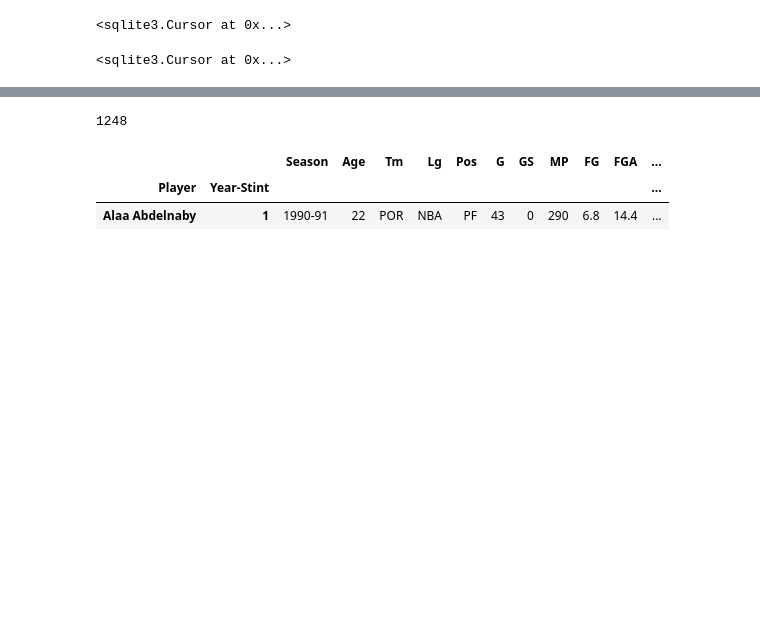
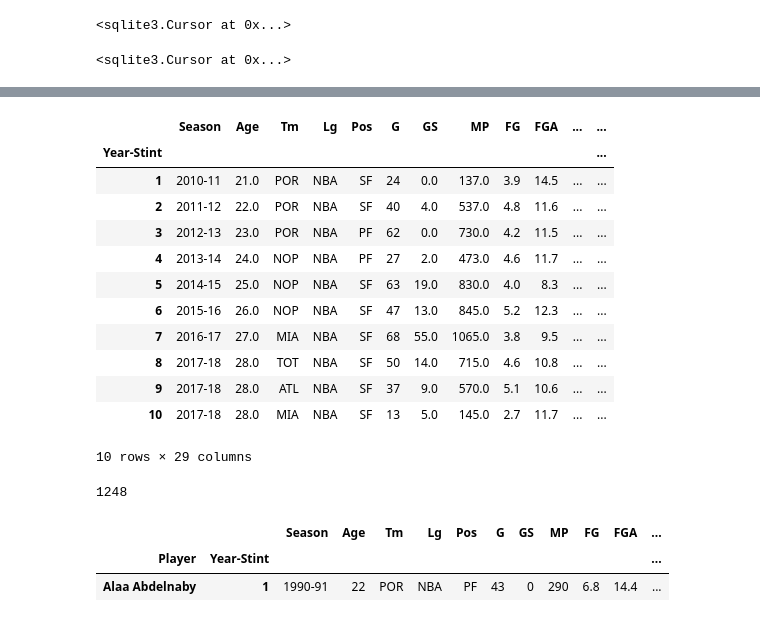
Before and after one commit to samhld/nba_stats, a Jupyter notebook: scratchpads/persist_data.ipynb, the cells around one changed output, grey strips where cells are left out. Saved outputs shown, nothing was run; the diff lists cells and outputs as text; code cells hidden in the pictures; blank space fills up the shorter version.

```diff
--- a/scratchpads/persist_data.ipynb
+++ b/scratchpads/persist_data.ipynb
@@ -29,3 +29,6 @@ url: http://www.basketball-reference.com/players/b/balllo01.html. ('Lonzo Ball',
 url: http://www.basketball-reference.com/players/b/ballagr01.html. ('Greg Ballard', 1)
 url: http://www.basketball-reference.com/players/b/baltihe01.html. ('Herschel Baltimore', 1)
 url: http://www.basketball-reference.com/players/p/pendeje02.html. ('Jeff Ayres', 1)
+# %%
+first_200[first_200.columns] = first_200[first_200.columns].apply(pd.to_numeric, errors="ignore")
+first_200.dtypes[:10]
@@ -57,3 +89,19 @@ KeyError: "None of ['Year-stint'] are in the columns"
+# %%
+first_200.loc["Luke Babbitt"]
+# %% [output]
+|  | Season | Age | Tm | Lg | Pos | G | GS | MP | FG | FGA | ... | ... |
+| Year-Stint |  |  |  |  |  |  |  |  |  |  |  | ... |
+| 1 | 2010-11 | 21.0 | POR | NBA | SF | 24 | 0.0 | 137.0 | 3.9 | 14.5 | ... | ... |
+| 2 | 2011-12 | 22.0 | POR | NBA | SF | 40 | 4.0 | 537.0 | 4.8 | 11.6 | ... | ... |
+| 3 | 2012-13 | 23.0 | POR | NBA | PF | 62 | 0.0 | 730.0 | 4.2 | 11.5 | ... | ... |
+| 4 | 2013-14 | 24.0 | NOP | NBA | PF | 27 | 2.0 | 473.0 | 4.6 | 11.7 | ... | ... |
+| 5 | 2014-15 | 25.0 | NOP | NBA | SF | 63 | 19.0 | 830.0 | 4.0 | 8.3 | ... | ... |
+| 6 | 2015-16 | 26.0 | NOP | NBA | SF | 47 | 13.0 | 845.0 | 5.2 | 12.3 | ... | ... |
+| 7 | 2016-17 | 27.0 | MIA | NBA | SF | 68 | 55.0 | 1065.0 | 3.8 | 9.5 | ... | ... |
+| 8 | 2017-18 | 28.0 | TOT | NBA | SF | 50 | 14.0 | 715.0 | 4.6 | 10.8 | ... | ... |
+| 9 | 2017-18 | 28.0 | ATL | NBA | SF | 37 | 9.0 | 570.0 | 5.1 | 10.6 | ... | ... |
+| 10 | 2017-18 | 28.0 | MIA | NBA | SF | 13 | 5.0 | 145.0 | 2.7 | 11.7 | ... | ... |
+10 rows × 29 columns
 # %%
 select_star = """SELECT * FROM players_per_game"""
 len(c.execute(select_star).fetchall())
```
Also changed, not shown: parts of 20 cells of this notebook, 6 other files.
